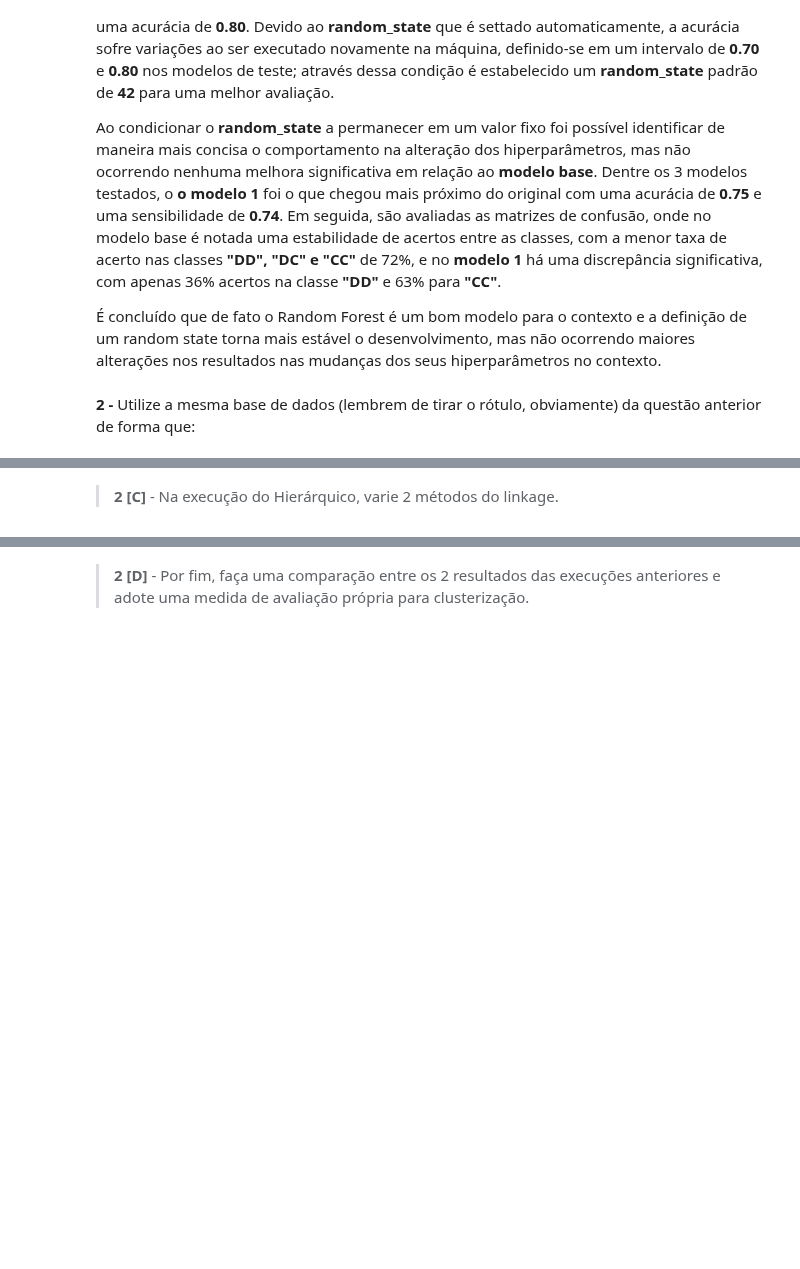
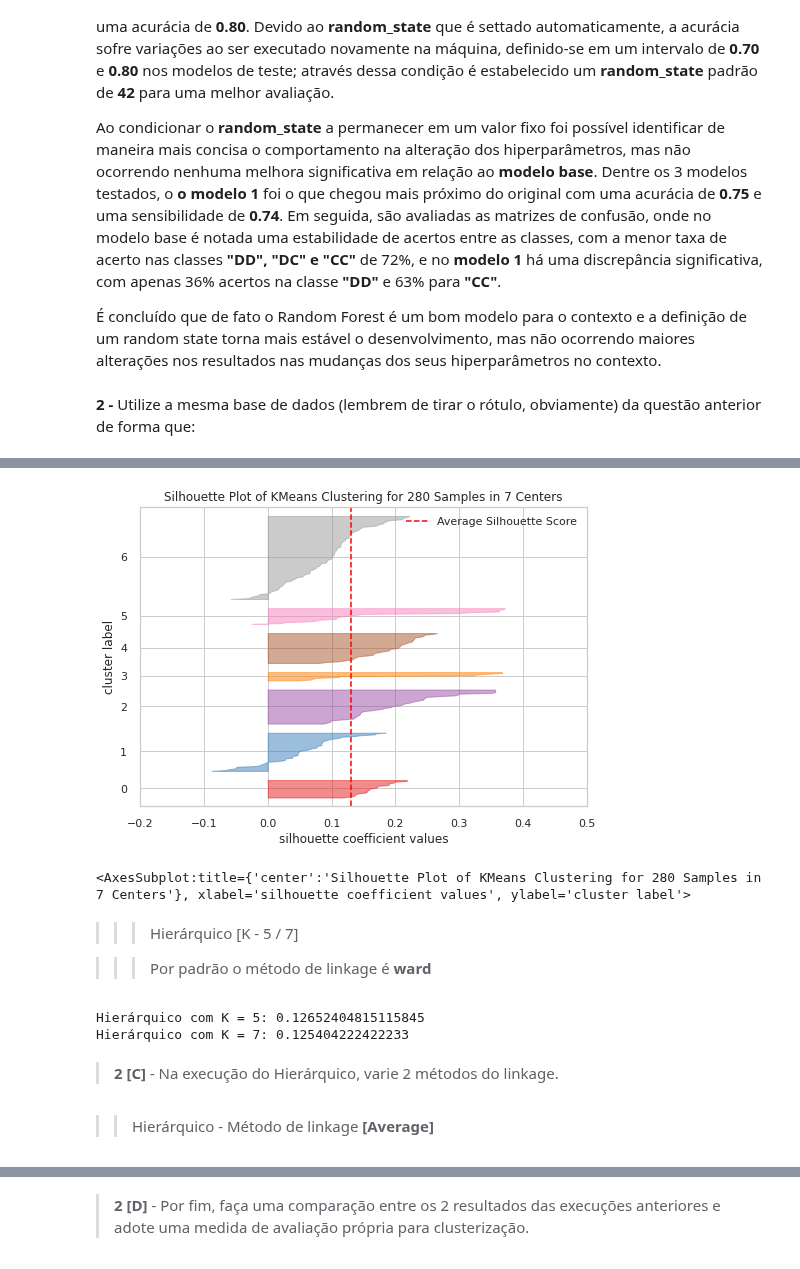
Before and after one commit to cori4nder/ia, a Jupyter notebook: Test02/Avaliacao02_IA_2022.ipynb, the cells around one changed output, grey strips where cells are left out. Saved outputs shown, nothing was run; the diff lists cells and outputs as text; code cells hidden in the pictures; blank space fills up the shorter version.

```diff
--- a/Test02/Avaliacao02_IA_2022.ipynb
+++ b/Test02/Avaliacao02_IA_2022.ipynb
@@ -412,0 +447,11 @@ Ao condicionar o **random_state** a permanecer em um valor fixo foi possível id
+# %%
+visualizer7 = SilhouetteVisualizer(k7)
+visualizer7.fit(X)
+visualizer7.show()
+# %% [output]
+[figure, added]
+<AxesSubplot:title={'center':'Silhouette Plot of KMeans Clustering for 280 Samples in 7 Centers'}, xlabel='silhouette coefficient values', ylabel='cluster label'>
+# %% [markdown]
+>>> Hierárquico [K - 5 / 7] <br>
+
+>>> Por padrão o método de linkage é **ward**
@@ -413,2 +466,10 @@ Ao condicionar o **random_state** a permanecer em um valor fixo foi possível id
+# %%
+print(f"Hierárquico com K = 5: {silhouette_score(X, ac5.labels_)}")
+print(f"Hierárquico com K = 7: {silhouette_score(X, ac7.labels_)}")
+# %% [output]
+Hierárquico com K = 5: 0.12652404815115845
+Hierárquico com K = 7: 0.125404222422233
 # %% [markdown]
 > **2 [C]** - Na execução do Hierárquico, varie 2 métodos do linkage. <br>
+# %% [markdown]
+>> Hierárquico - Método de linkage **[Average]**
```
Also changed, not shown: parts of 21 cells of this notebook.
